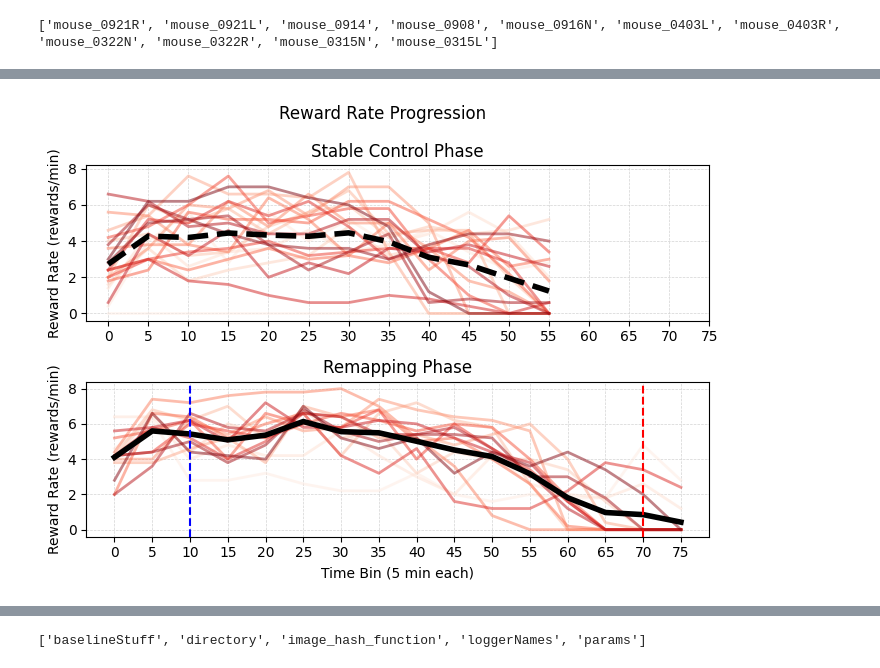
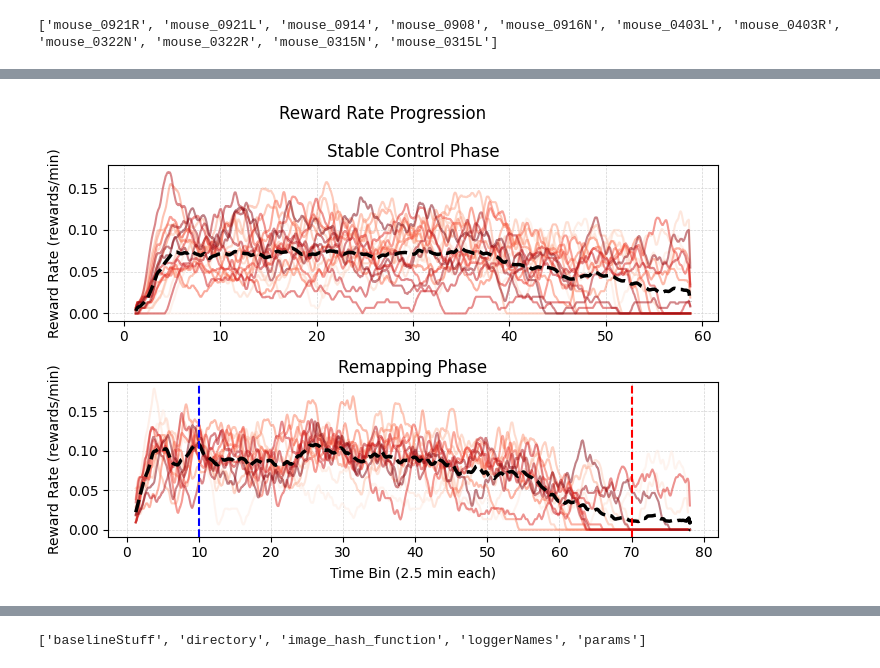
Before and after one commit to ArAbolghasemi/BCI_analysis, a Jupyter notebook: first_pass_analysis.ipynb, the cells around one changed output, grey strips where cells are left out. Saved outputs shown, nothing was run; the diff lists cells and outputs as text; code cells hidden in the pictures.

```diff
--- a/first_pass_analysis.ipynb
+++ b/first_pass_analysis.ipynb
@@ -297,55 +352,74 @@ plt.show()
+# %%
+def shift_with_nan(x, shift_bins):
+    x = np.asarray(x, dtype=float)
+    y = np.full_like(x, np.nan, dtype=float)
+
+    if shift_bins > 0:
+        y[shift_bins:] = x[:-shift_bins]
+    elif shift_bins < 0:
+        y[:shift_bins] = x[-shift_bins:]
+    else:
+        y[:] = x
+
+    return y
 # %%
 # plot the reward rate progress over time for each day let give a color shade to each day
-import seaborn as sns
 
-reward_arrays = [np.asarray(x, dtype=float).ravel() for x in reward_prograce_rate_list]
-max_len = max(len(x) for x in reward_arrays)
-all_reward_rate_stacked = np.full(
-    (len(reward_arrays), max_len),
-    np.nan,
-    dtype=float,
-)
-for i, x in enumerate(reward_arrays):
-    all_reward_rate_stacked[i, :len(x)] = x
-
+smoothing_window_size = 20
 fig, ax = plt.subplots(2, 1, figsize=(7, 5))
-time_bins = np.arange(all_reward_rate_stacked.shape[1]) * bin_size_min
-average_reward_rate = np.nanmean(all_reward_rate_stacked[stabel_control_days_idx], axis=0)
+average_reward_rate = np.nanmean(all_smoothed_reward_rate_stacked[stabel_control_days_idx], axis=0)
 color_palette = sns.color_palette("Reds", len(stabel_control_days_idx))
+bins_time_min = (np.arange(all_smoothed_reward_rate_stacked.shape[1]) / 60) + sliding_bin_size_min/2
 for day_idx in stabel_control_days_idx:
     start_from_day_zero = day_idx - day_zero_idx
-    ax[0].plot(time_bins, all_reward_rate_stacked[day_idx], label=f"Day {start_from_day_zero}",
-               alpha=0.5, linewidth=2, color=color_palette[start_from_day_zero])
-ax[0].plot(time_bins, average_reward_rate, label="Average", color="black", linewidth=4, linestyle="--")
+    ax[0].plot(bins_time_min, all_smoothed_reward_rate_stacked[day_idx], label=f"Day {start_from_day_zero}",
+               alpha=0.5, linewidth=1.5, color=color_palette[start_from_day_zero])
+ax[0].plot(bins_time_min, average_reward_rate, label="Average", color="black", linewidth=2.5, linestyle="--")
 ax[0].set_ylabel("Reward Rate (rewards/min)")
 ax[0].set_title("Stable Control Phase")
-ax[0].set_xticks(time_bins)
 ax[0].grid(color='lightgray', linestyle='--', linewidth=0.5)
 
-if len(remping_days_idx) > 1:
+if first_remaping_day_idx is not None and end_remaping_phase_idx is not None:
     rotaion_to_new_time = 10
     rotion_to_old_time = 60+10
-    average_reward_rate = np.nanmean(all_reward_rate_stacked[remping_days_idx], axis=0)
+    # first we need to make new all_smoothed_reward_rate_stacked that all the start of the remapping phase is aligned to the same time point in the x axis,
+    # so we will shift the reward rate for each day by the difference between the remapping start time and nomianl rotaion_to_new_time
+    all_smoothed_reward_rate_stacked_aligned = np.full_like(
+        all_smoothed_reward_rate_stacked,
+        np.nan,
+        dtype=float,
+        )
+    for day_idx in remping_days_idx:
+        remapping_start_min_day = remapping_start_frame[day_idx] / sampling_rate / 60
+        shift_min = rotaion_to_new_time - remapping_start_min_day
+        shift_bins = int(round(shift_min * 60))  # correct if bins are 1 second wide
+        all_smoothed_reward_rate_stacked_aligned[day_idx] = shift_with_nan(
+            all_smoothed_reward_rate_stacked[day_idx],
+            shift_bins,
+        )
+    average_reward_rate = np.nanmean(all_smoothed_reward_rate_stacked_aligned[remping_days_idx], axis=0)
     color_palette = sns.color_palette("Reds", len(remping_days_idx))
     for day_idx in remping_days_idx:
         day_from_start_of_axis_rotaion = day_idx - first_remaping_day_idx
-        ax[1].plot(time_bins, all_reward_rate_stacked[day_idx], label=f"Day {day_from_start_of_axis_rotaion}",
-                    alpha=0.5, linewidth=2, color=color_palette[day_from_start_of_axis_rotaion])
-    ax[1].plot(time_bins, average_reward_rate, label="Average", color="black", linewidth=4)
+        remapping_start_min_day = remapping_start_frame[day_idx]/sampling_rate/60
+        # we want aligend eveything so the remapping start time is at the same time point in the x axis, so we will shift
+        # the reward rate for each day by the difference between the remapping start time and the average remapping start time across all days
+        ax[1].plot(bins_time_min, all_smoothed_reward_rate_stacked_aligned[day_idx], label=f"Day {day_from_start_of_axis_rotaion}",
+                    alpha=0.5, linewidth=1.5, color=color_palette[day_from_start_of_axis_rotaion])
+    ax[1].plot(bins_time_min, average_reward_rate, label="Average", color="black",  linewidth=2.5, linestyle="--")
     ax[1].axvline(x=rotaion_to_new_time, color='b', linestyle='--', label='Rotation to New')
     ax[1].axvline(x=rotion_to_old_time, color='r', linestyle='--', label='Rotation to Old')
-    ax[1].set_xlabel(f"Time Bin ({bin_size_min} min each)")
+    ax[1].set_xlabel(f"Time Bin ({sliding_bin_size_min} min each)")
     ax[1].set_ylabel("Reward Rate (rewards/min)")
     ax[1].set_title("Remapping Phase")
-    ax[1].set_xticks(time_bins)
     ax[1].grid(color='lightgray', linestyle='--', linewidth=0.5)
 plt.suptitle(f"Reward Rate Progression")
 plt.tight_layout()
 output_path = os.path.join(output_dir, f"{mouse_name}_reward_rate_progression.png")
 plt.savefig(output_path, dpi=300)
 plt.show()
 # %% [output]
-[figure, old version]
+[figure, new version]
 # %%
 FIRST_K_DAYS = 5
 fig, ax = plt.subplots(2, 1, figsize=(7, 5))
```
Also changed, not shown: parts of 13 cells of this notebook, 1 other file.
